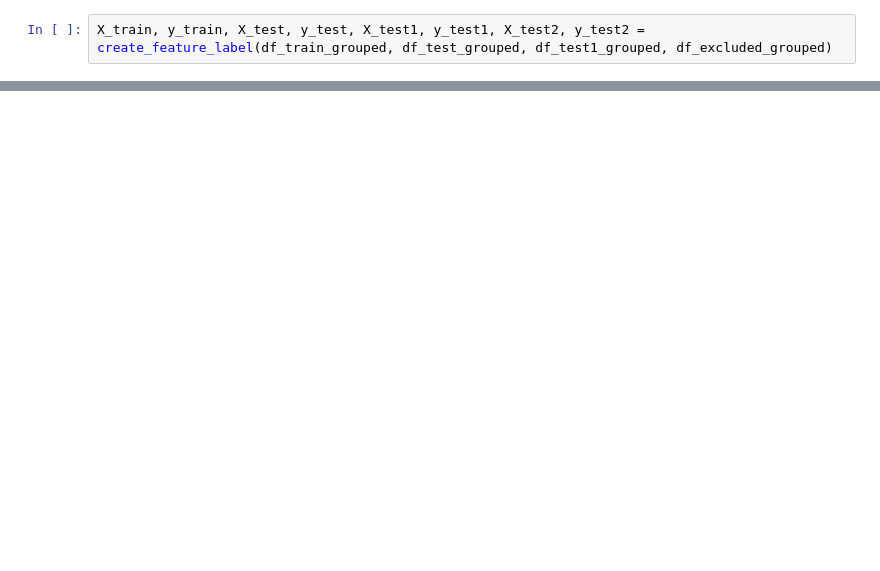
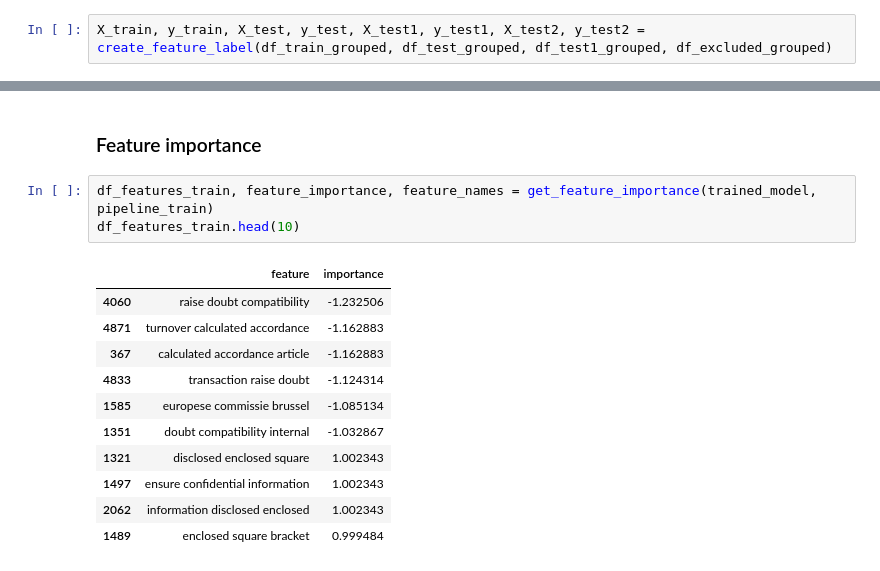
Before and after one commit to adellegia/predicting-merger-decision-outcomes, a Jupyter notebook: src/python/notebook/baseline_logit.ipynb, the cells around one changed output, grey strips where cells are left out. Saved outputs shown, nothing was run; the diff lists cells and outputs as text; blank space fills up the shorter version.

```diff
--- a/src/python/notebook/baseline_logit.ipynb
+++ b/src/python/notebook/baseline_logit.ipynb
@@ -279,0 +270,17 @@ weighted avg       0.99      0.94      0.96      1429
+# %% [markdown]
+### Feature importance
+# %%
+df_features_train, feature_importance, feature_names = get_feature_importance(trained_model, pipeline_train)
+df_features_train.head(10)
+# %% [output]
+|  | feature | importance |
+| 4060 | raise doubt compatibility | -1.232506 |
+| 4871 | turnover calculated accordance | -1.162883 |
+| 367 | calculated accordance article | -1.162883 |
+| 4833 | transaction raise doubt | -1.124314 |
+| 1585 | europese commissie brussel | -1.085134 |
+| 1351 | doubt compatibility internal | -1.032867 |
+| 1321 | disclosed enclosed square | 1.002343 |
+| 1497 | ensure confidential information | 1.002343 |
+| 2062 | information disclosed enclosed | 1.002343 |
+| 1489 | enclosed square bracket | 0.999484 |
```
Also changed, not shown: parts of 33 cells of this notebook.
